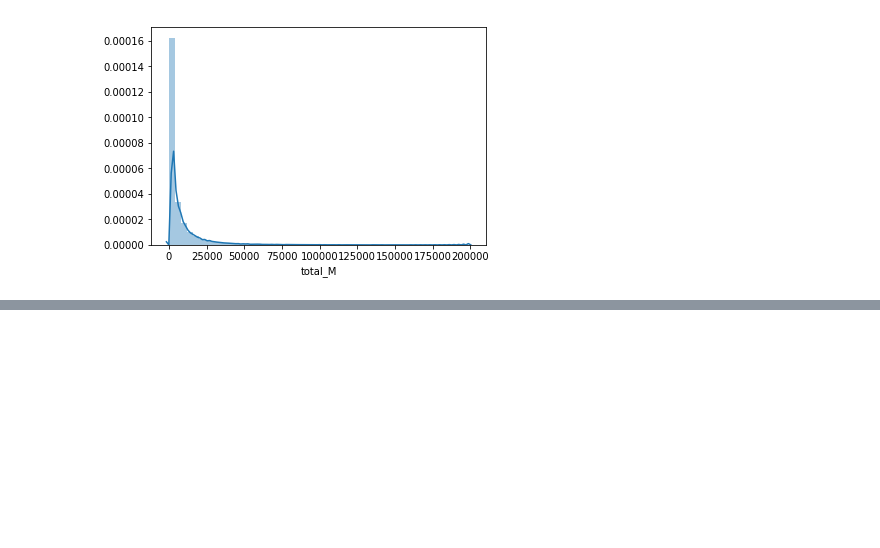
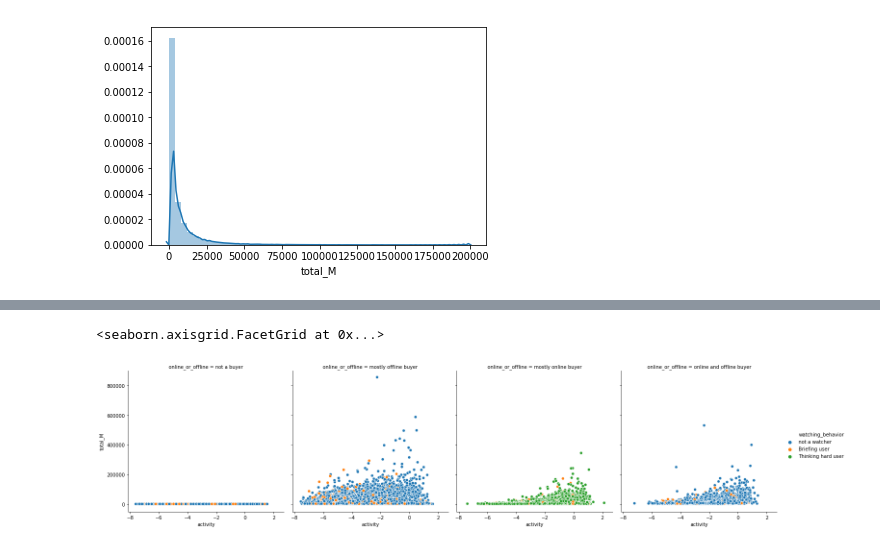
Before and after one commit to GISH123/Python-Project-91App-Market-Data, a Jupyter notebook: features_eda.ipynb, the cells around one changed output, grey strips where cells are left out. Saved outputs shown, nothing was run; the diff lists cells and outputs as text; code cells hidden in the pictures; blank space fills up the shorter version.

```diff
--- a/features_eda.ipynb
+++ b/features_eda.ipynb
@@ -208,0 +269,18 @@ sns.distplot(df.loc[df["total_M"]<200000]['total_M'].dropna())
+# %%
+def think_hard_or_briefing(row):
+    if row['viewtime_ave'] <= 30:
+        val = "Briefing user"
+    elif row['online_ratio'] > 30 and row['online_ratio'] <= 90:
+        val = "General user"
+    elif row['online_ratio'] > 0.8:
+        val = "Thinking hard user"
+    else:
+        return "not a watcher"
+    return val
+# %%
+df2['watching_behavior'] = df2.apply(think_hard_or_briefing, axis=1)
+# %%
+sns.relplot(x="activity", y="total_M", hue ="watching_behavior",col="online_or_offline",data=df2)
+# %% [output]
+<seaborn.axisgrid.FacetGrid at 0x...>
+[figure, added]
```
Also changed, not shown: parts of 13 cells of this notebook.
